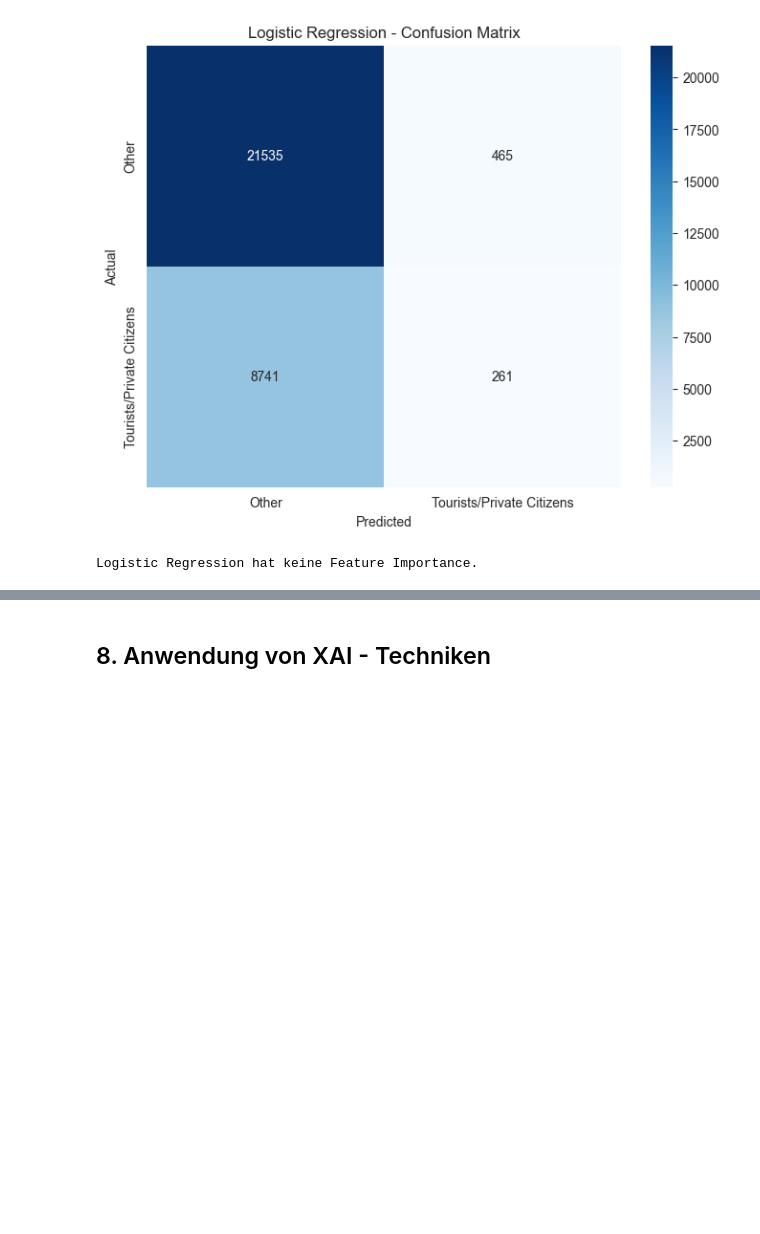
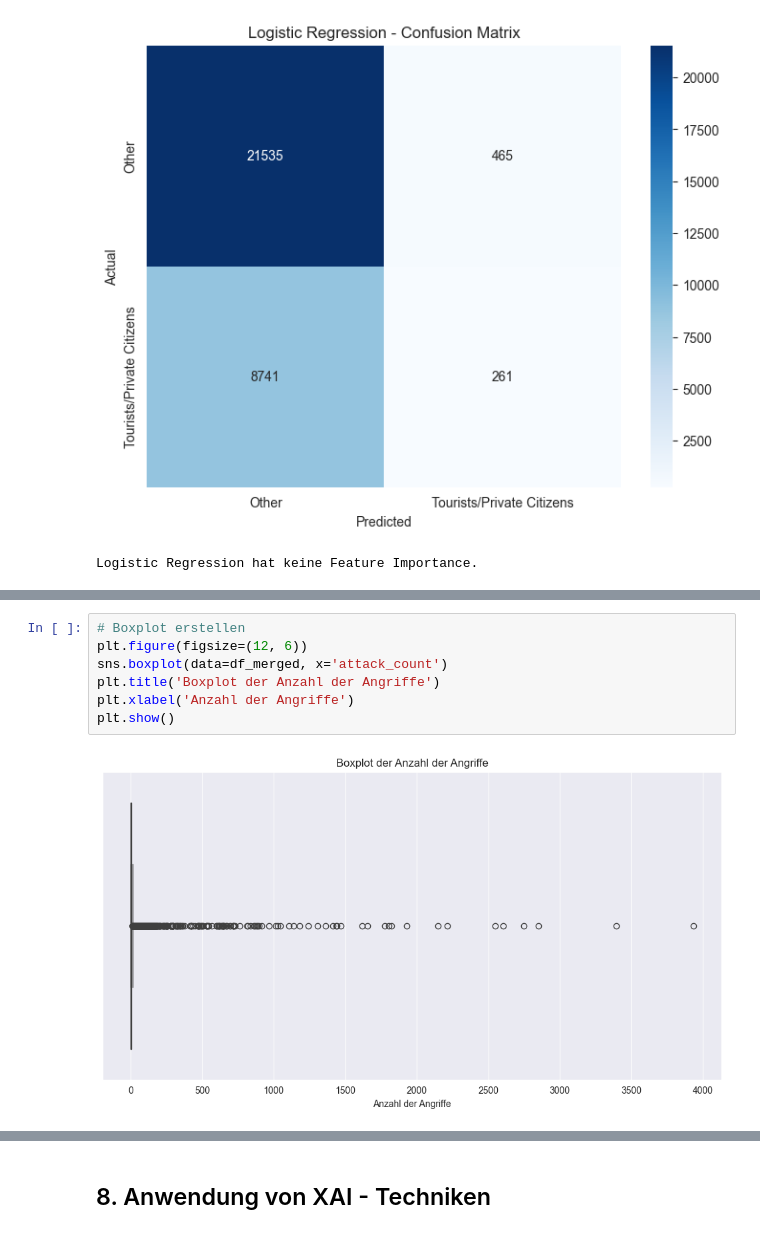
Before and after one commit to rieseflo/GTD, a Jupyter notebook: GTD.ipynb, the cells around one changed output, grey strips where cells are left out. Drawn from its saved outputs; the diff is of its cells as text; blank space fills up the shorter version.

```diff
--- a/GTD.ipynb
+++ b/GTD.ipynb
@@ -1169,0 +1355,9 @@ Logistic Regression hat keine Feature Importance.
+# %%
+# Boxplot erstellen
+plt.figure(figsize=(12, 6))
+sns.boxplot(data=df_merged, x='attack_count')
+plt.title('Boxplot der Anzahl der Angriffe')
+plt.xlabel('Anzahl der Angriffe')
+plt.show()
+# %% [output]
+[figure, added]
```
Also changed, not shown: parts of 50 cells of this notebook.
